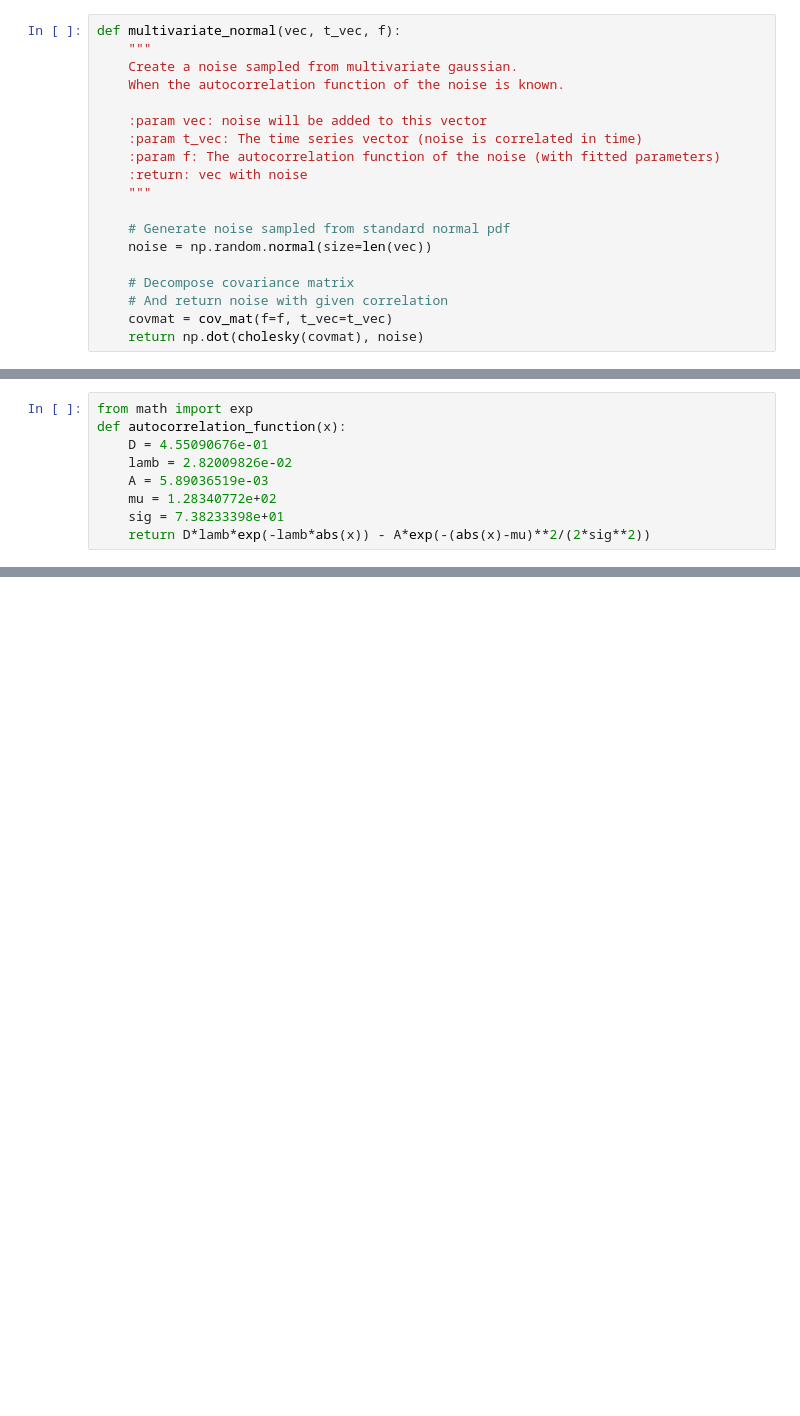
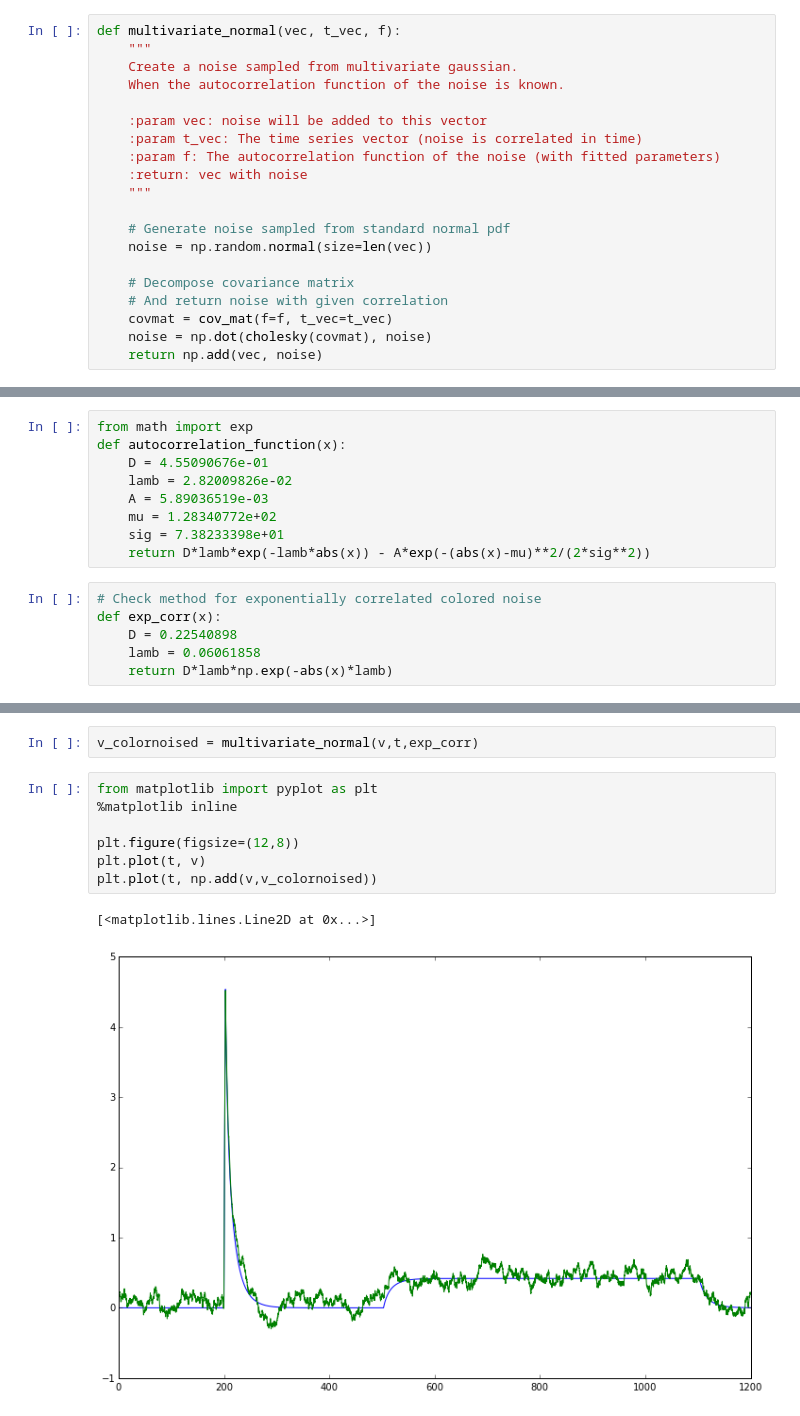
Before and after one commit to terbed/parameter-inference, a Jupyter notebook: Ipython notebooks/Noise/generating noise.ipynb, the cells around one changed output, grey strips where cells are left out. Saved outputs shown, nothing was run; the diff lists cells and outputs as text; blank space fills up the shorter version.

Commit message:
Generating colored noise with covariance matrix. Positive Definite issue

```diff
--- a/Ipython notebooks/Noise/generating noise.ipynb
+++ b/Ipython notebooks/Noise/generating noise.ipynb
@@ -30,7 +30,8 @@ def multivariate_normal(vec, t_vec, f):
     # Decompose covariance matrix
     # And return noise with given correlation
     covmat = cov_mat(f=f, t_vec=t_vec)
-    return np.dot(cholesky(covmat), noise)
+    noise = np.dot(cholesky(covmat), noise)
+    return np.add(vec, noise)
 # %%
 from neuron import h, gui
 
@@ -102,5 +103,11 @@ def autocorrelation_function(x):
     mu = 1.28340772e+02
     sig = 7.38233398e+01
     return D*lamb*exp(-lamb*abs(x)) - A*exp(-(abs(x)-mu)**2/(2*sig**2))
+# %%
+# Check method for exponentially correlated colored noise
+def exp_corr(x):
+    D = 0.22540898
+    lamb = 0.06061858
+    return D*lamb*np.exp(-abs(x)*lamb)
 # %%
 v_noised = multivariate_normal(v, t, autocorrelation_function)
@@ -108,0 +114,12 @@ LinAlgError: Matrix is not positive definite
+# %%
+v_colornoised = multivariate_normal(v,t,exp_corr)
+# %%
+from matplotlib import pyplot as plt
+%matplotlib inline
+
+plt.figure(figsize=(12,8))
+plt.plot(t, v)
+plt.plot(t, np.add(v,v_colornoised))
+# %% [output]
+[<matplotlib.lines.Line2D at 0x...>]
+[figure, added]
```
Also changed, not shown: parts of 7 cells of this notebook.
